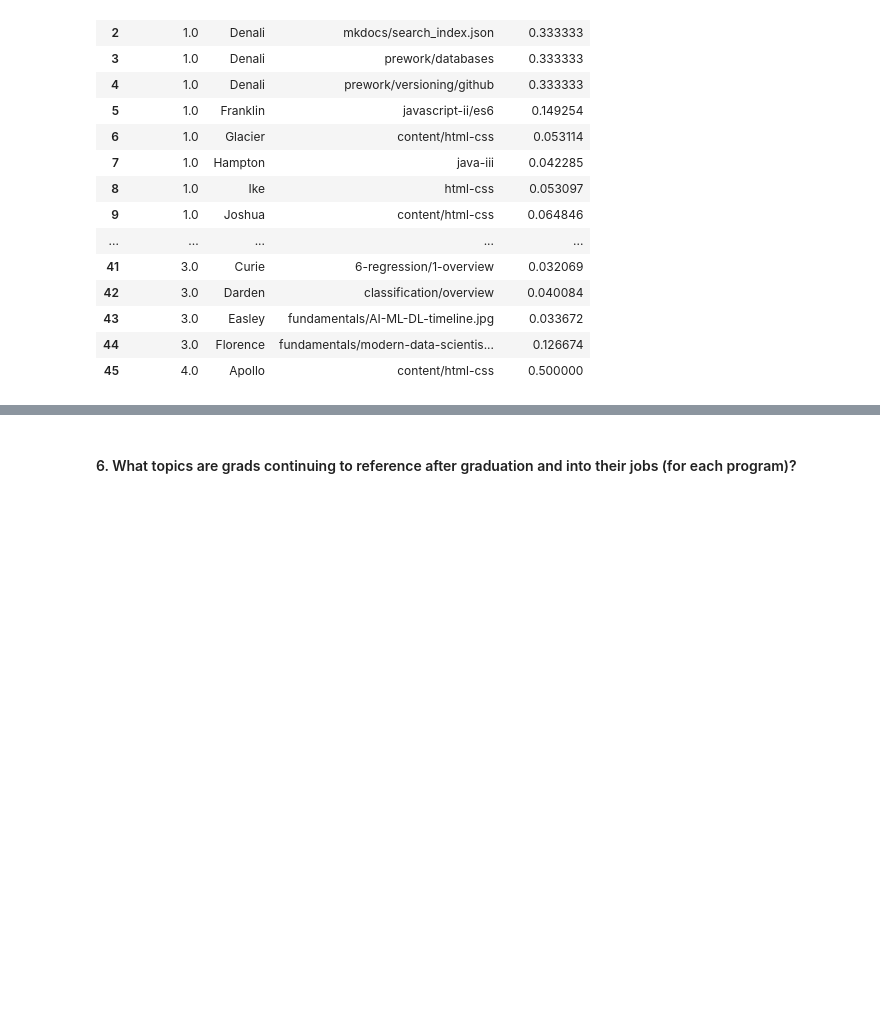
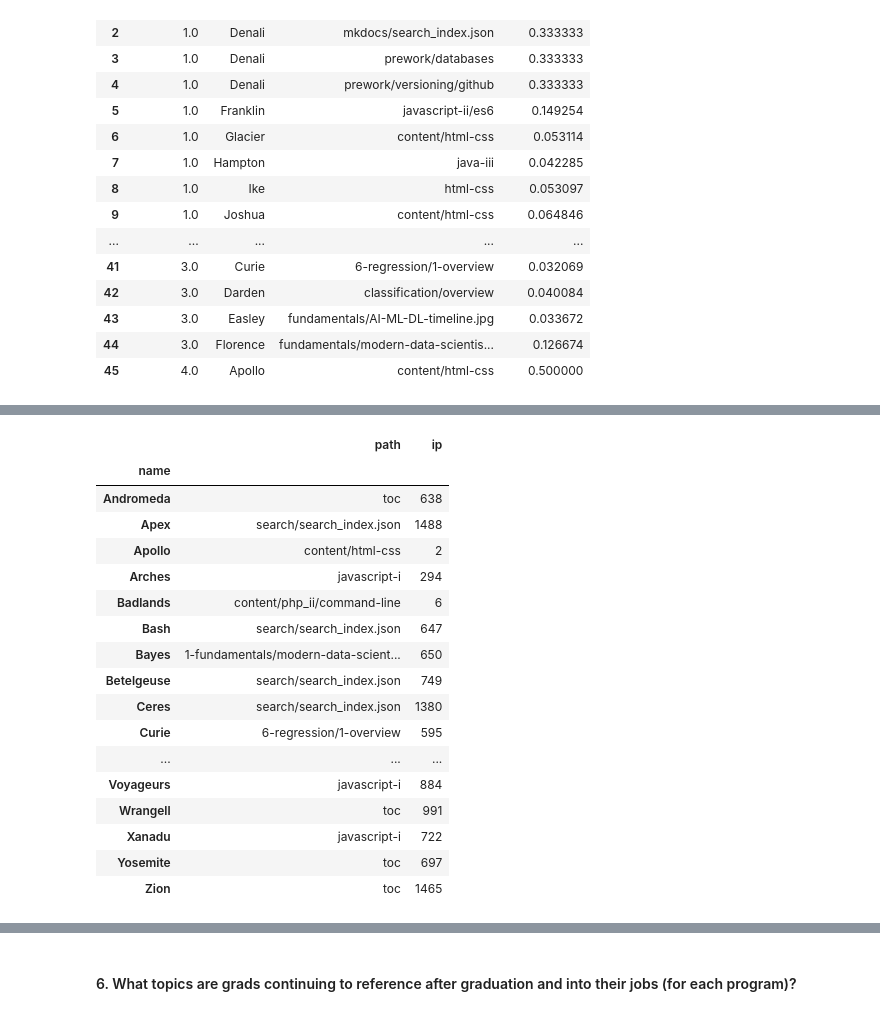
Before and after one commit to anomoly-detection-mini-project/anomoly-detection-mini-project, a Jupyter notebook: final_notebook.ipynb, the cells around one changed output, grey strips where cells are left out. Saved outputs shown, nothing was run; the diff lists cells and outputs as text; code cells hidden in the pictures; blank space fills up the shorter version.

```diff
--- a/final_notebook.ipynb
+++ b/final_notebook.ipynb
@@ -61,0 +80,23 @@ program_cohort_max_traffic_df
+# %%
+#dataframe for q2
+new_df=ex.Q_two(df)
+new_df
+# %% [output]
+|  | path | ip |
+| name |  |  |
+| Andromeda | toc | 638 |
+| Apex | search/search_index.json | 1488 |
+| Apollo | content/html-css | 2 |
+| Arches | javascript-i | 294 |
+| Badlands | content/php_ii/command-line | 6 |
+| Bash | search/search_index.json | 647 |
+| Bayes | 1-fundamentals/modern-data-scient... | 650 |
+| Betelgeuse | search/search_index.json | 749 |
+| Ceres | search/search_index.json | 1380 |
+| Curie | 6-regression/1-overview | 595 |
+| ... | ... | ... |
+| Voyageurs | javascript-i | 884 |
+| Wrangell | toc | 991 |
+| Xanadu | javascript-i | 722 |
+| Yosemite | toc | 697 |
+| Zion | toc | 1465 |
```
Also changed, not shown: parts of 11 cells of this notebook, 2 other files.
